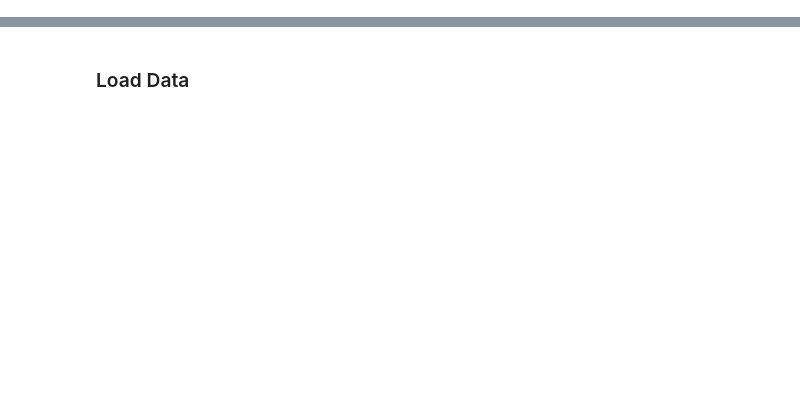
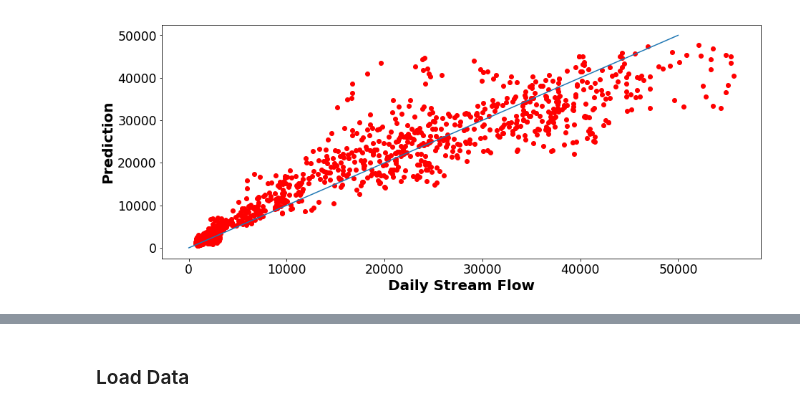
Before and after one commit to Yong-Zhuang/Climate_Analysis, a Jupyter notebook: Yong/main.ipynb, the cells around one changed output, grey strips where cells are left out. Drawn from its saved outputs; the diff is of its cells as text; code cells hidden in the pictures; blank space fills up the shorter version.

```diff
--- a/Yong/main.ipynb
+++ b/Yong/main.ipynb
@@ -0,0 +704,80 @@
+# %%
+from sklearn import metrics
+def get_metrics(y, pred):
+    out = pd.DataFrame(data={'y':y,'pred':pred})
+    print(out.T)
+    m_mae = metrics.mean_absolute_error(y, pred)
+    m_rmse = metrics.mean_squared_error(y, pred)** 0.5
+    m_r2 = metrics.r2_score(y, pred)
+    return m_mae,m_rmse,m_r2
+# %%
+import numpy as np
+import pandas as pd
+
+import matplotlib.pylab as plt
+%matplotlib inline
+from matplotlib.pylab import rcParams
+rcParams['figure.figsize'] = 15, 6
+rcParams["figure.subplot.wspace"] = 0.05
+rcParams["figure.subplot.hspace"] = 0.2
+rcParams['axes.titlesize'] = 'xx-large'
+rcParams['axes.titleweight'] = 'bold'
+rcParams['axes.labelsize'] = 'xx-large'
+rcParams['axes.labelweight'] = 'bold'
+rcParams["legend.loc"] = 'upper right'
+rcParams["legend.fontsize"] = 'xx-large'
+rcParams["legend.markerscale"] = 2
+rcParams["ytick.labelsize"] = 'xx-large'
+rcParams["xtick.labelsize"] = 'xx-large'
+rcParams["axes.xmargin"] = 0.05
+look = 15
+lead = 5
+
+
+path_data = '../Data/'
+Qy = pd.read_csv(path_data+'Y_Ganges.csv')
+qy = Qy['Q_10']
+Ytest = qy[3825:]
+#hist = Ytest.hist(bins=20)
+
+qynp = Ytest.values
+#pred = np.zeros_like(qynp)
+#pred[:] += 20000
+pred = pd.read_pickle('backup/result/test_dms.resnet18.10.15.(3, 3).0.001.test_prediction.pkl')
+print (qynp.shape,pred.shape)
+m_mae,m_rmse,m_r2 = get_metrics(qynp, pred.flatten())
+print (np.max(qynp))
+print(m_mae,m_rmse,m_r2)
+print (qynp.shape,pred.shape)
+diff = np.subtract(qynp, pred[:,0])
+print (diff.shape)
+df = pd.DataFrame(diff)
+#hist = df.hist(bins=20)
+#fig = plt.figure()
+#fig.set_size_inches(15, 10)
+plt.scatter(qynp, pred[:,0], color='red')
+plt.plot(np.arange(50000))
+plt.xlabel('Daily Stream Flow',size=20)
+plt.ylabel('Prediction',size=20)
+plt.show()
+"""
+mmae_vec = np.zeros(30)
+rmse_vec = np.zeros(30)
+r2_vec = np.zeros(30)
+
+for guess in range(30):
+    pred = np.zeros_like(qynp)
+    pred[:] += guess * 1000
+
+    m_mae,m_rmse,m_r2 = get_metrics(qynp, pred)
+
+    mmae_vec[guess] = m_mae
+    rmse_vec[guess] = m_rmse
+    r2_vec[guess] = m_r2
+
+plt.plot(mmae_vec, color='red')
+plt.plot(rmse_vec, color='blue')
+plt.legend(loc='upper right')
+plt.show()
+"""
+# %% [output]
@@ -0,0 +801 @@
+[figure, added]
```
Also changed, not shown: parts of 51 cells of this notebook, 28 other files.
